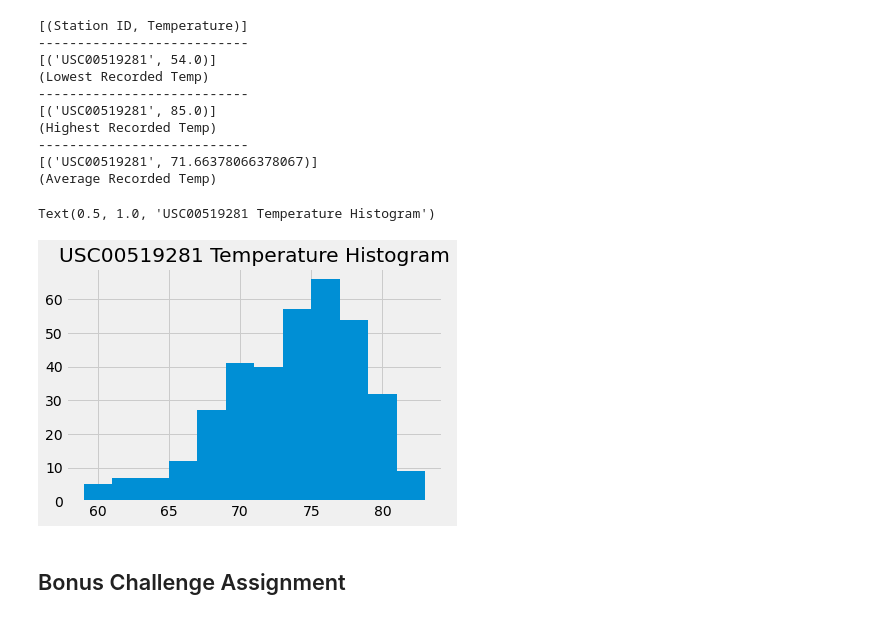
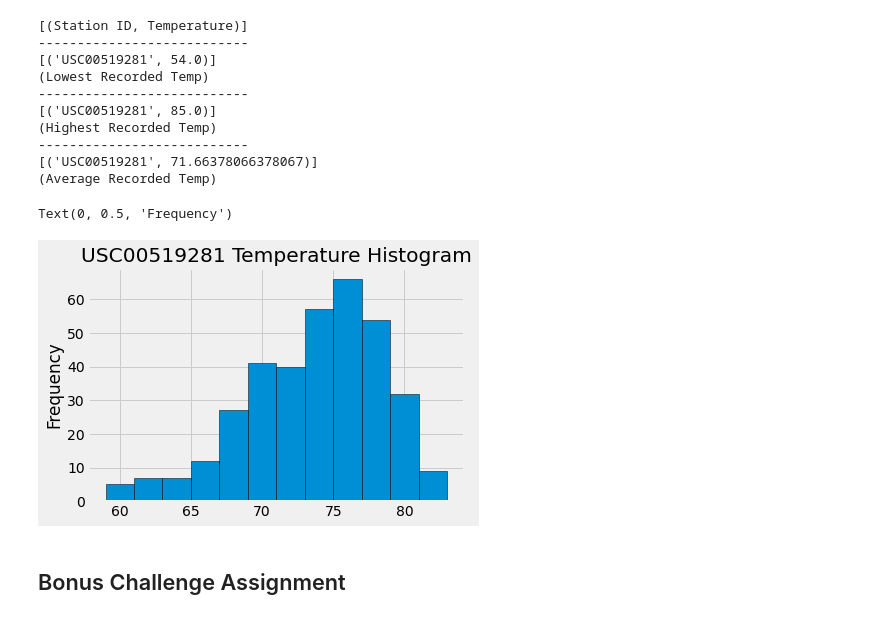
Before and after one commit to DeepIntoData/SQLAlchemy-Challenge, a Jupyter notebook: climate_starter.ipynb, the cells around one changed output. Cells and saved outputs as stored; diff of their text form; code cells hidden in the pictures.

```diff
--- a/climate_starter.ipynb
+++ b/climate_starter.ipynb
@@ -180,26 +195,27 @@ print('(Average Recorded Temp)')
 # %%
 # Choose the station with the highest number of temperature observations.
 
 station = session.query(Measurement.station,func.count(Measurement.tobs)).\
           group_by(Measurement.station).\
           order_by(func.count(Measurement.station).desc()).all()
 
 station #= USC00519281
 
 # Query the last 12 months of temperature observation data for this station and plot the results as a histogram
 
 stationlast12 = session.query(Measurement.date, Measurement.tobs).\
                 filter(Measurement.station == 'USC00519281').\
                 order_by(Measurement.date.desc()).limit(357).all()
 stationlast12
 
 dfstation = pd.DataFrame(stationlast12, columns = ['Date','Temp'])
 
-dfstation.hist(bins=12)
+dfstation.hist(bins=12, ec="black")
 plt.title("USC00519281 Temperature Histogram")
+plt.ylabel('Frequency')
 # %% [output]
-Text(0.5, 1.0, 'USC00519281 Temperature Histogram')
+Text(0, 0.5, 'Frequency')
-[figure, old version]
+[figure, new version]
 # %% [markdown]
 ## Bonus Challenge Assignment
 # %%
```
Also changed, not shown: parts of 4 cells of this notebook.
